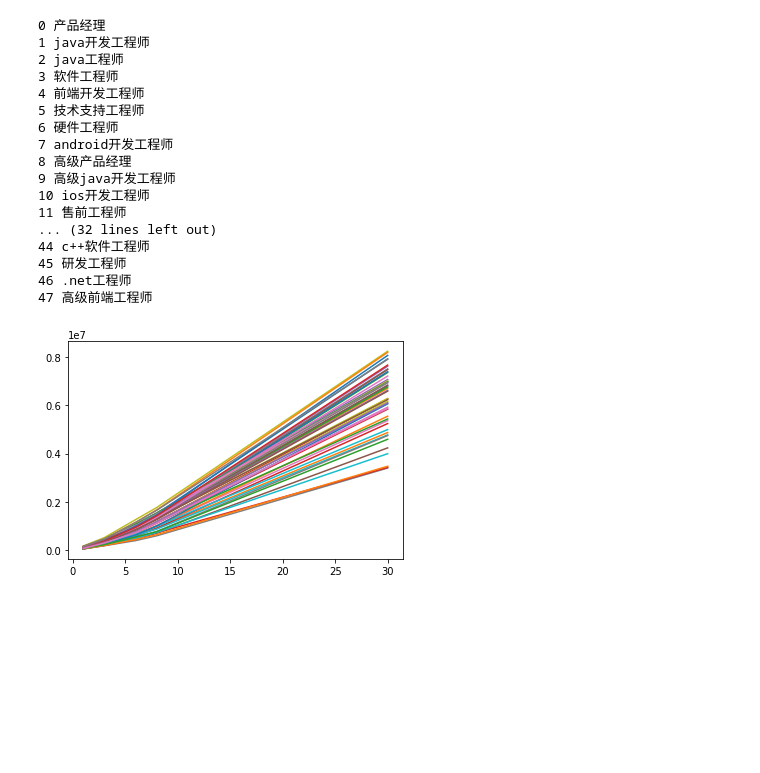
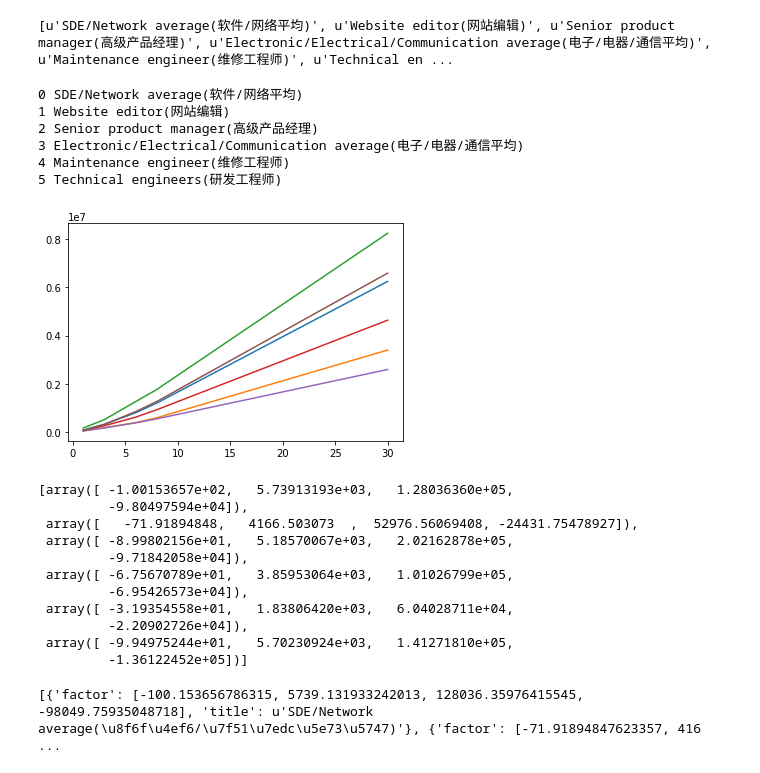
Before and after one commit to shiranpp/CMPS263project, a Jupyter notebook: Untitled4.ipynb, the cells around one changed output. Drawn from its saved outputs; the diff is of its cells as text; code cells hidden in the pictures; blank space fills up the shorter version.

```diff
--- a/Untitled4.ipynb
+++ b/Untitled4.ipynb
@@ -57,4 +60,0 @@ for row in CS:
-# %%
-twages=[]
-for wage in wages:
-    twages.append([sum(wage[0:i]) for i in range(1,31)])
@@ -69,28 +91,54 @@ plt.show()
+# %%
+twages=[]
+names=[]
+twages.append(np.average(cstwages,axis=0))
+names.append(u"SDE/Network average(软件/网络平均)")
+# %%
+twages.append(cstwages[np.argmin(cstwages[:,29])])
+names.append(youdao(csnames[np.argmin(cstwages[:,29])],dst = 'en')+'('+csnames[np.argmin(cstwages[:,29])]+')')
+twages.append(cstwages[np.argmax(cstwages[:,29])])
+names.append(youdao(csnames[np.argmax(cstwages[:,29])],dst = 'en')+'('+csnames[np.argmax(cstwages[:,29])]+')')
+# %%
+twages.append(np.average(eetwages,axis=0))
+names.append(u"Electronic/Electrical/Communication average(电子/电器/通信平均)")
+twages.append(eetwages[np.argmin(eetwages[:,29])])
+names.append(youdao(eenames[np.argmin(eetwages[:,29])],dst = 'en')+'('+eenames[np.argmin(eetwages[:,29])]+')')
+twages.append(eetwages[np.argmax(eetwages[:,29])])
+names.append(youdao(eenames[np.argmax(cstwages[:,29])],dst = 'en')+'('+eenames[np.argmax(eetwages[:,29])]+')')
+# %%
+msg = repr(names).decode('unicode-escape')
+print msg
+# %% [output]
+[u'SDE/Network average(软件/网络平均)', u'Website editor(网站编辑)', u'Senior product manager(高级产品经理)', u'Electronic/Electrical/Communication average(电子/电器/通信平均)', u'Maintenance engineer(维修工程师)', u'Technical en ...
 # %%
+factor=[]
 for i in range(0,len(twages)):
     print i,names[i]
     x = np.arange(1, 31, 1)
     y = np.array(twages[i])
     z1 = np.polyfit(x, y, 3)
-    yvals=np.polyval(z1,x)
+    factor.append(z1)
     plt.plot(range(1,31),twages[i],label=names[i])
 plt.show()
 # %% [output]
-0 产品经理
-1 java开发工程师
-2 java工程师
-3 软件工程师
-4 前端开发工程师
-5 技术支持工程师
-6 硬件工程师
-7 android开发工程师
-8 高级产品经理
-9 高级java开发工程师
-10 ios开发工程师
-11 售前工程师
-... (32 lines left out)
-44 c++软件工程师
-45 研发工程师
-46 .net工程师
-47 高级前端工程师
+0 SDE/Network average(软件/网络平均)
+1 Website editor(网站编辑)
+2 Senior product manager(高级产品经理)
+3 Electronic/Electrical/Communication average(电子/电器/通信平均)
+4 Maintenance engineer(维修工程师)
+5 Technical engineers(研发工程师)
-[figure, old version]
+[figure, new version]
+# %%
+factor
+# %% [output]
+[array([ -1.00153657e+02,   5.73913193e+03,   1.28036360e+05,
+         -9.80497594e+04]),
+ array([   -71.91894848,   4166.503073  ,  52976.56069408, -24431.75478927]),
+ array([ -8.99802156e+01,   5.18570067e+03,   2.02162878e+05,
+         -9.71842058e+04]),
+ array([ -6.75670789e+01,   3.85953064e+03,   1.01026799e+05,
+         -6.95426573e+04]),
+ array([ -3.19354558e+01,   1.83806420e+03,   6.04028711e+04,
+         -2.20902726e+04]),
+ array([ -9.94975244e+01,   5.70230924e+03,   1.41271810e+05,
+         -1.36122452e+05])]
@@ -96,0 +149,5 @@ plt.show()
+# %%
+msg = repr(data).decode('unicode-escape')
+print data
+# %% [output]
+[{'factor': [-100.153656786315, 5739.131933242013, 128036.35976415545, -98049.75935048718], 'title': u'SDE/Network average(\u8f6f\u4ef6/\u7f51\u7edc\u5e73\u5747)'}, {'factor': [-71.91894847623357, 416 ...
```
Also changed, not shown: parts of 7 cells of this notebook, 3 other files.
